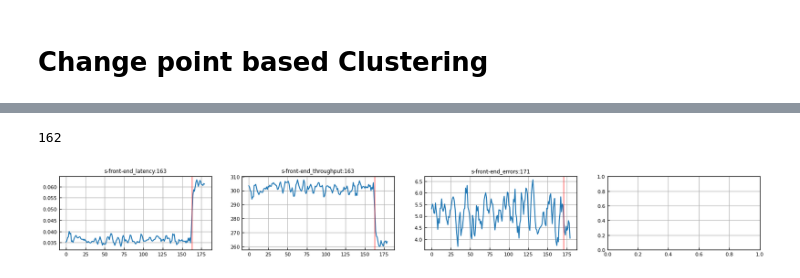
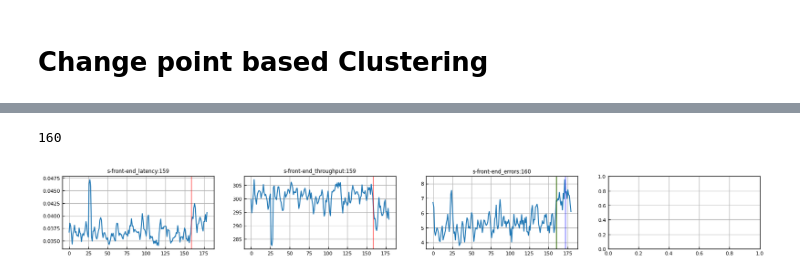
Before and after one commit to XuRepository/meltria-analyzer, a Jupyter notebook: notebooks/change_point_based_clustering.ipynb, the cells around one changed output, grey strips where cells are left out. Drawn from its saved outputs; the diff is of its cells as text; code cells hidden in the pictures.

```diff
--- a/notebooks/change_point_based_clustering.ipynb
+++ b/notebooks/change_point_based_clustering.ipynb
@@ -45,13 +45,12 @@ dataset_by_chaos = load_tsdr_by_chaos(
 # %%
 import pandas as pd
 
-record, data_df_by_metric_type = dataset_by_chaos[("pod-cpu-hog", "user")][1]
+record, data_df_by_metric_type = dataset_by_chaos[("pod-cpu-hog", "payment")][1]
 print(record.chaos_case_full())
 dataset = pd.concat([
     data_df_by_metric_type["containers"][0],
     data_df_by_metric_type["services"][0],
-    # data_df_by_metric_type["middlewares"][0],
+    data_df_by_metric_type["middlewares"][0],
 ], axis=1)
-sli_data = dataset.loc[:, list(record.pk.get_root_metrics())]
 dataset.shape
 # %% [output]
@@ -59,0 +59,10 @@ user/pod-cpu-hog/3
+# %%
+from tsdr.outlierdetection.spot import detect_anomalies_with_spot
+from tsdr.outlierdetection.n_sigma_rule import detect_anomalies_with_zscore_nsigma
+
+sli_data: pd.DataFrame = dataset.loc[
+    :, [col for col in record.pk.get_root_metrics() if col in dataset.columns]
+]  # retrieve only existing slis
+most_anomalous_sli_name = sli_data.apply(lambda x: detect_anomalies_with_spot(x.to_numpy(), 4*30)[1]).idxmax()
+most_anomalous_sli_data = sli_data[most_anomalous_sli_name].to_numpy()
+most_anomalous_sli_name
@@ -91,25 +111,38 @@ from hdbscan.prediction import all_points_membership_vectors, all_points_outlier
 from collections import defaultdict
 import itertools
 # %%
-cause_dataset = cause_dataset.apply(lambda x: moving_average(x, window_size=4))
-sli_data = sli_data.apply(lambda x: moving_average(x, window_size=4))
+# cause_dataset = cause_dataset.apply(lambda x: moving_average(x, window_size=5))
+# sli_data = sli_data.apply(lambda x: moving_average(x, window_size=5))
 # %%
 import math
 binseg = rpt.Binseg(model="normal", jump=1)
 fig, axs = plt.subplots(math.ceil(sli_data.shape[1]/4), ncols=4)
 fig.set_size_inches(20, 0.7*sli_data.shape[1])
 bkps = []
 for ax, sli in zip(axs.flatten(), sli_data.columns):
-    bkp = binseg.fit(scipy.stats.zscore(sli_data[sli].values)).predict(n_bkps=1)[0]
+    sli_y = sli_data[sli].values
+    bkp = binseg.fit(scipy.stats.zscore(sli_y)).predict(n_bkps=1)[0]
     bkps.append(bkp)
-    ax.plot(sli_data[sli].values)
+    ax.plot(sli_y)
     ax.axvline(bkp, color='red', alpha=0.5)
     ax.set_title(f"{sli}:{bkp}")
+
+    backward_idx = 4*20
+    alarms, scores = detect_anomalies_with_spot(sli_y, anomalous_start_idx=backward_idx, return_score=True, proba=1e-4)
+    # alarms, scores = detect_anomalies_with_zscore_nsigma(sli_y, anomalous_start_idx=backward_idx, return_score=True, n_sigmas=3.0, robust=True)
+    for alarm in alarms:
+        a = (sli_y.size - backward_idx) + alarm
+        ax.axvline(a, color='blue', alpha=0.5)
+
+    _bkps = binseg.fit(scipy.stats.zscore(sli_y)).predict(pen=70)[:-1]
+    for bkp in _bkps:
+        ax.axvline(bkp, color='green', alpha=0.7)
+
 slis_bkp: int = binseg.fit(sli_data.apply(scipy.stats.zscore).values).predict(n_bkps=1)[0]
 slis_bkp
 # %% [output]
-162
+160
-[figure, old version]
+[figure, new version]
 # %%
 data = cause_dataset
 n_bkps = 1
```
Also changed, not shown: parts of 5 cells of this notebook, 4 other files.
